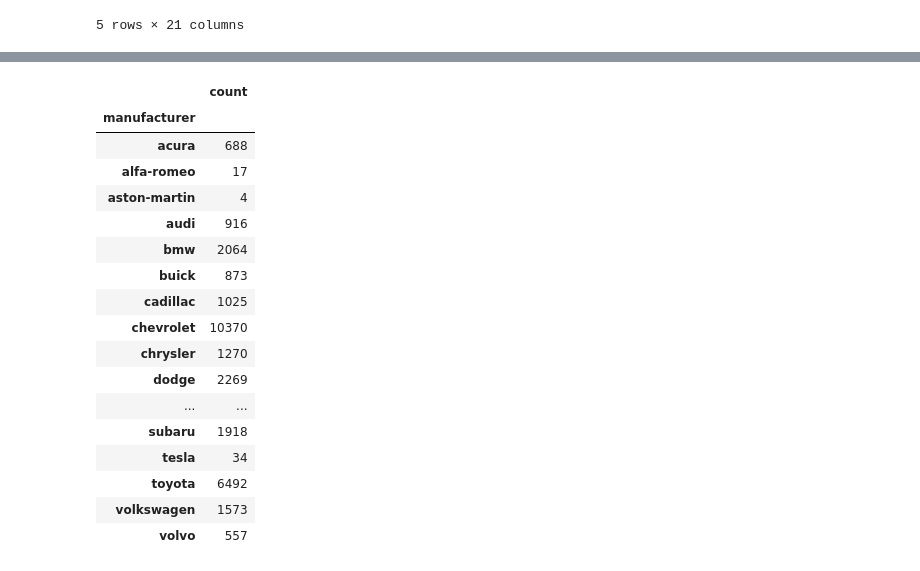
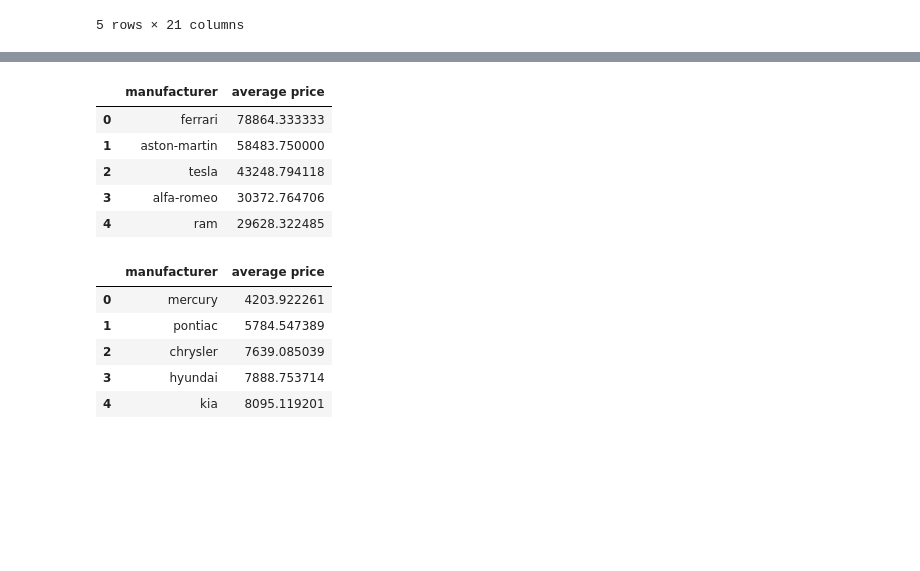
Before and after one commit to Tim-U-12/bootcamp_project_one, a Jupyter notebook: code/Tim_main.ipynb, the cells around one changed output, grey strips where cells are left out. Saved outputs shown, nothing was run; the diff lists cells and outputs as text; code cells hidden in the pictures; blank space fills up the shorter version.

```diff
--- a/code/Tim_main.ipynb
+++ b/code/Tim_main.ipynb
@@ -37,4 +76,6 @@ average_listing_price = vehicle_listing_df[["manufacturer","price"]].groupby(["m
 # %%
+# Average price per car type
+average_listing_price = vehicle_listing_df.groupby(["manufacturer"])["price"].mean().sort_index()
 average_listing_price.plot.bar()
 # %% [output]
 <matplotlib.axes._subplots.AxesSubplot at 0x...>
@@ -42,23 +90,24 @@ average_listing_price.plot.bar()
+# %%
+# Top 5 average costing cars
+top_avg_list_price = average_listing_price.sort_values(ascending=False).reset_index()
+top_avg_list_price.rename(columns = {"price":"average price"}, inplace=True)
+top_avg_list_price.head(5)
+# %% [output]
+|  | manufacturer | average price |
+| 0 | ferrari | 78864.333333 |
+| 1 | aston-martin | 58483.750000 |
+| 2 | tesla | 43248.794118 |
+| 3 | alfa-romeo | 30372.764706 |
+| 4 | ram | 29628.322485 |
 # %%
-# Calculating the number of cars listed
-num_cars = vehicle_listing_df[["manufacturer", "Unnamed: 0"]].groupby("manufacturer").count()
-num_cars.rename(columns={"Unnamed: 0":"count"})
+# Bottom 5 average costing cars
+bot_avg_list_price = average_listing_price.sort_values(ascending=True).reset_index()
+bot_avg_list_price.rename(columns = {"price":"average price"}, inplace=True)
+bot_avg_list_price.head(5)
 # %% [output]
-|  | count |
-| manufacturer |  |
-| acura | 688 |
-| alfa-romeo | 17 |
-| aston-martin | 4 |
-| audi | 916 |
-| bmw | 2064 |
-| buick | 873 |
-| cadillac | 1025 |
-| chevrolet | 10370 |
-| chrysler | 1270 |
-| dodge | 2269 |
-| ... | ... |
-| subaru | 1918 |
-| tesla | 34 |
-| toyota | 6492 |
-| volkswagen | 1573 |
-| volvo | 557 |
+|  | manufacturer | average price |
+| 0 | mercury | 4203.922261 |
+| 1 | pontiac | 5784.547389 |
+| 2 | chrysler | 7639.085039 |
+| 3 | hyundai | 7888.753714 |
+| 4 | kia | 8095.119201 |
```
Also changed, not shown: parts of 10 cells of this notebook.
